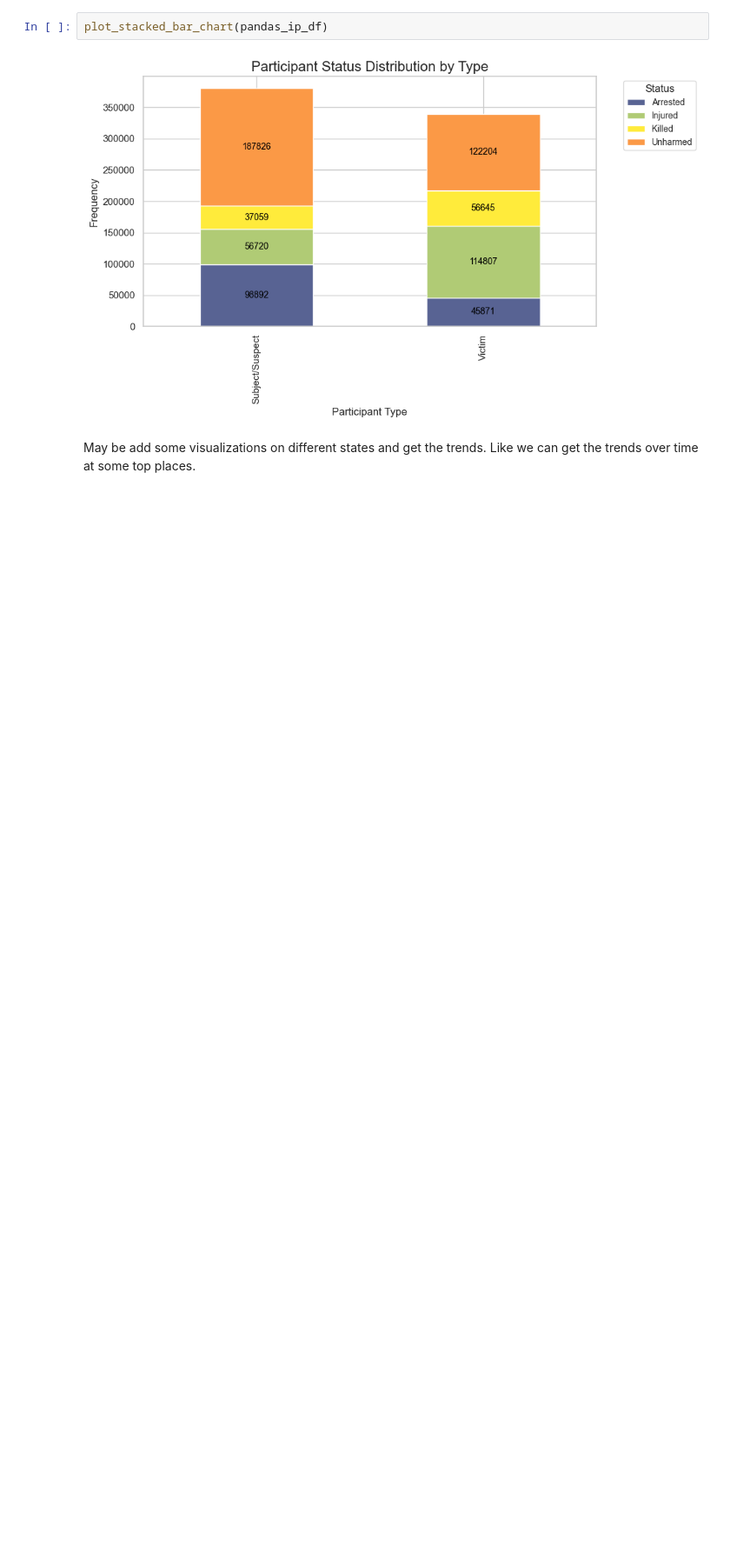
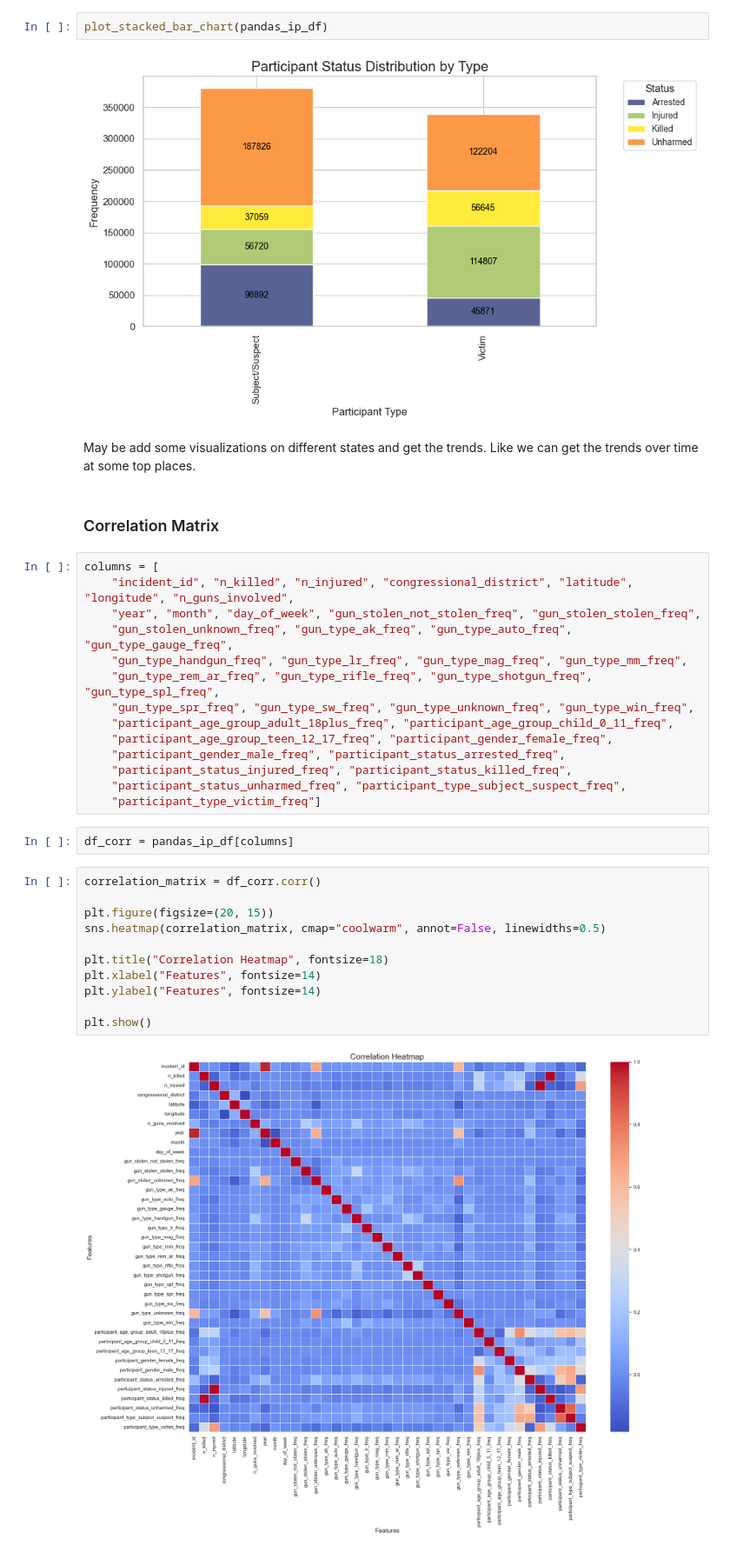
Before and after one commit to bharath03-a/Gun-Violence-Incidents, a Jupyter notebook: notebooks/03_cleaned_data_exploration.ipynb, the cells around one changed output. Shown at 87% size. Saved outputs shown, nothing was run; the diff lists cells and outputs as text; blank space fills up the shorter version.

Commit message:
correlation matrix

```diff
--- a/notebooks/03_cleaned_data_exploration.ipynb
+++ b/notebooks/03_cleaned_data_exploration.ipynb
@@ -919,3 +920,34 @@ plot_stacked_bar_chart(pandas_ip_df)
 [figure]
 # %% [markdown]
 May be add some visualizations on different states and get the trends. Like we can get the trends over time at some top places.
+# %% [markdown]
+### Correlation Matrix
+# %%
+columns = [
+    "incident_id", "n_killed", "n_injured", "congressional_district", "latitude", "longitude", "n_guns_involved",
+    "year", "month", "day_of_week", "gun_stolen_not_stolen_freq", "gun_stolen_stolen_freq",
+    "gun_stolen_unknown_freq", "gun_type_ak_freq", "gun_type_auto_freq", "gun_type_gauge_freq",
+    "gun_type_handgun_freq", "gun_type_lr_freq", "gun_type_mag_freq", "gun_type_mm_freq",
+    "gun_type_rem_ar_freq", "gun_type_rifle_freq", "gun_type_shotgun_freq", "gun_type_spl_freq",
+    "gun_type_spr_freq", "gun_type_sw_freq", "gun_type_unknown_freq", "gun_type_win_freq",
+    "participant_age_group_adult_18plus_freq", "participant_age_group_child_0_11_freq",
+    "participant_age_group_teen_12_17_freq", "participant_gender_female_freq",
+    "participant_gender_male_freq", "participant_status_arrested_freq",
+    "participant_status_injured_freq", "participant_status_killed_freq",
+    "participant_status_unharmed_freq", "participant_type_subject_suspect_freq",
+    "participant_type_victim_freq"]
+# %%
+df_corr = pandas_ip_df[columns]
+# %%
+correlation_matrix = df_corr.corr()
+
+plt.figure(figsize=(20, 15))
+sns.heatmap(correlation_matrix, cmap="coolwarm", annot=False, linewidths=0.5)
+
+plt.title("Correlation Heatmap", fontsize=18)
+plt.xlabel("Features", fontsize=14)
+plt.ylabel("Features", fontsize=14)
+
+plt.show()
+# %% [output]
+[figure, added]
```
Also changed, not shown: parts of 4 cells of this notebook, 1 other file.
